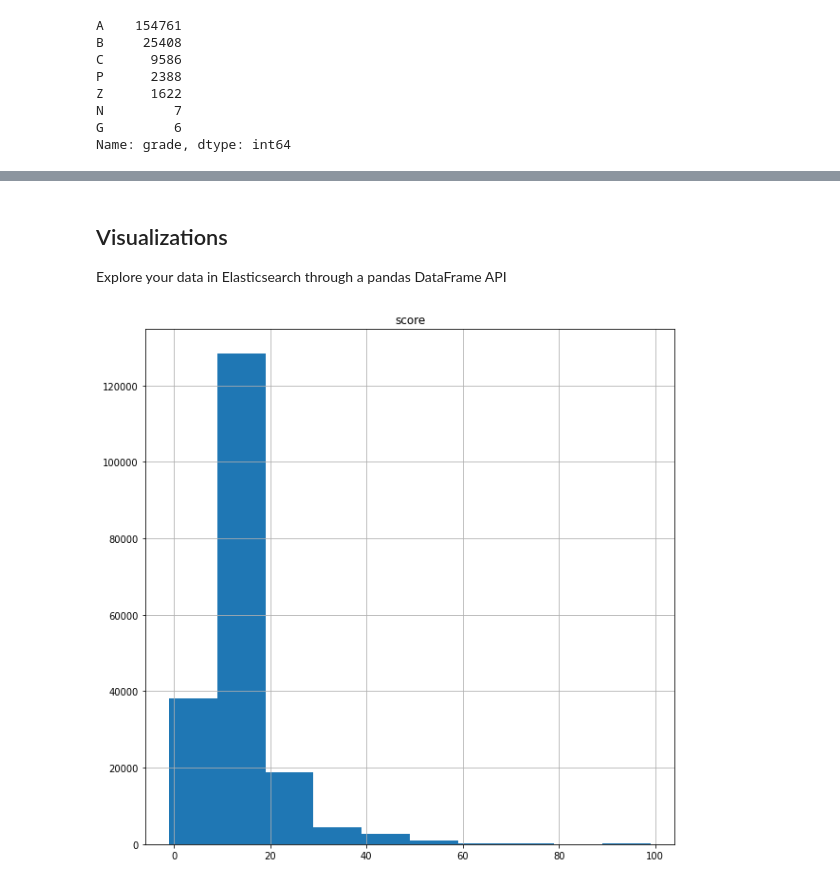
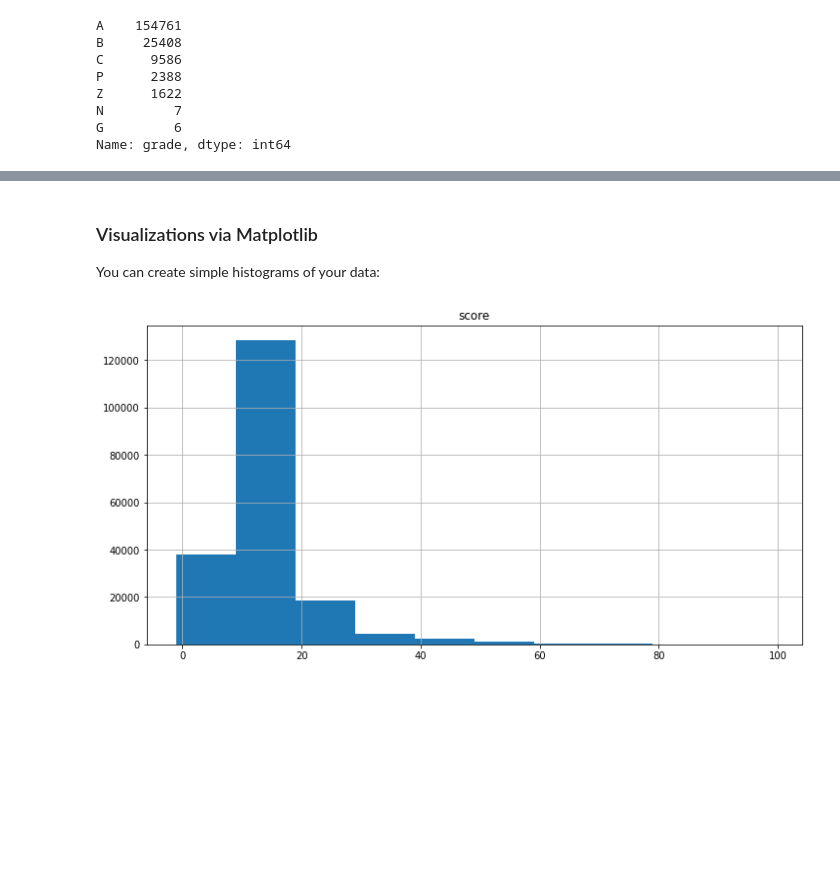
Before and after one commit to sethmlarson/eland-demo-pycon2022, a Jupyter notebook: Eland Elastic{ON} Demo.ipynb, the cells around one changed output, grey strips where cells are left out. Cells and saved outputs as stored; diff of their text form; code cells hidden in the pictures; blank space fills up the shorter version.

```diff
--- a/Eland Elastic{ON} Demo.ipynb
+++ b/Eland Elastic{ON} Demo.ipynb
@@ -33,9 +46,5 @@ that index.
 # %%
 es = Elasticsearch(
   cloud_id="eland-binder:dXMtZWFzdDEuZ2NwLmVsYXN0aWMtY2xvdWQuY29tJDZlMDllNWE4NzU4NzQxMjliMDEzZDdhMmYwMmNiNWNhJDVlYTYwMjM0OThlOTRmMzBiNGZiOTZmYWY2MWJiMjU5",
-  api_key=["M8xPjnQBvi72UTXObMKb", "ARmi0-MKRb-cW75rGhv8YA"]
+  api_key=("M8xPjnQBvi72UTXObMKb", "ARmi0-MKRb-cW75rGhv8YA")
 )
-
-df = ed.DataFrame(
-  es, es_index_pattern="nyc-restaurants",
-)
@@ -236,10 +254,9 @@ df[["score", "census_tract", "critical_flag", "grade_date"]].agg(["min", "mean",
-# %% [markdown]
-## Visualizations
-
-Explore your data in Elasticsearch through
-a pandas DataFrame API
+# %% [markdown]
+### Visualizations via Matplotlib
+
+You can create simple histograms of your data:
 # %%
-df[["score"]].hist(figsize=(10,10))
+df[["score"]].hist(figsize=(12, 6))
 plt.show()
 # %% [output]
-[figure, old version]
+[figure, new version]
```
Also changed, not shown: parts of 25 cells of this notebook, 3 other files.
